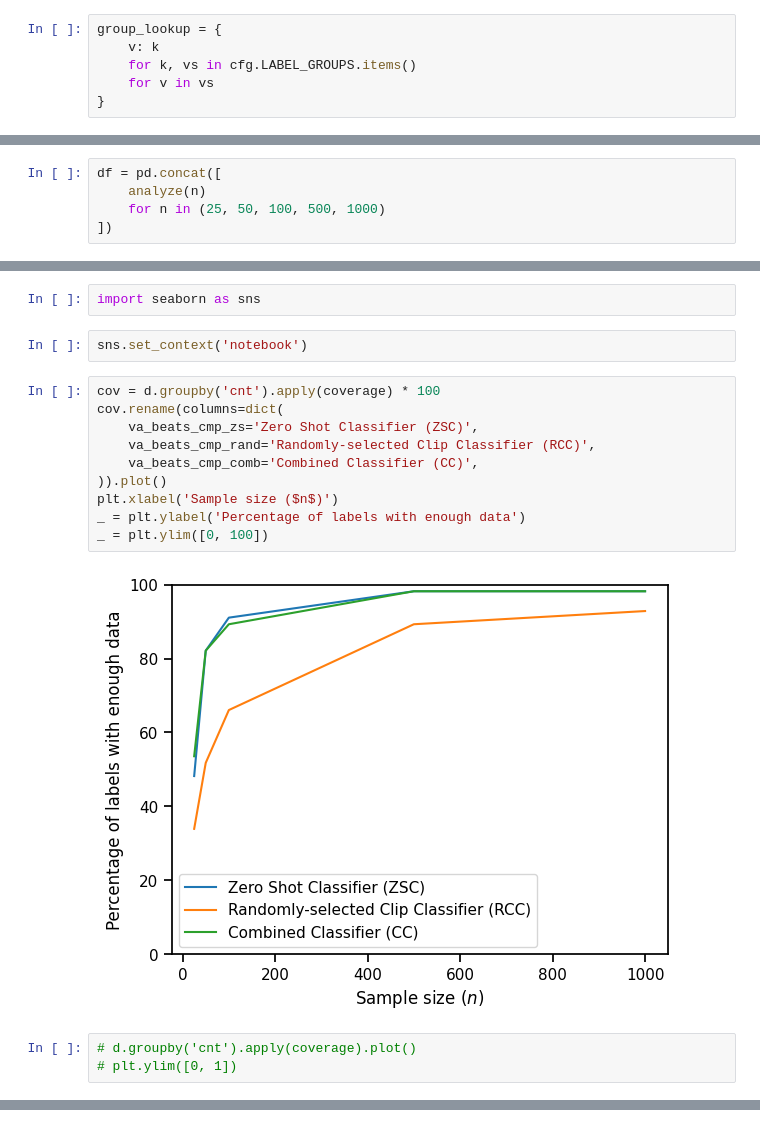
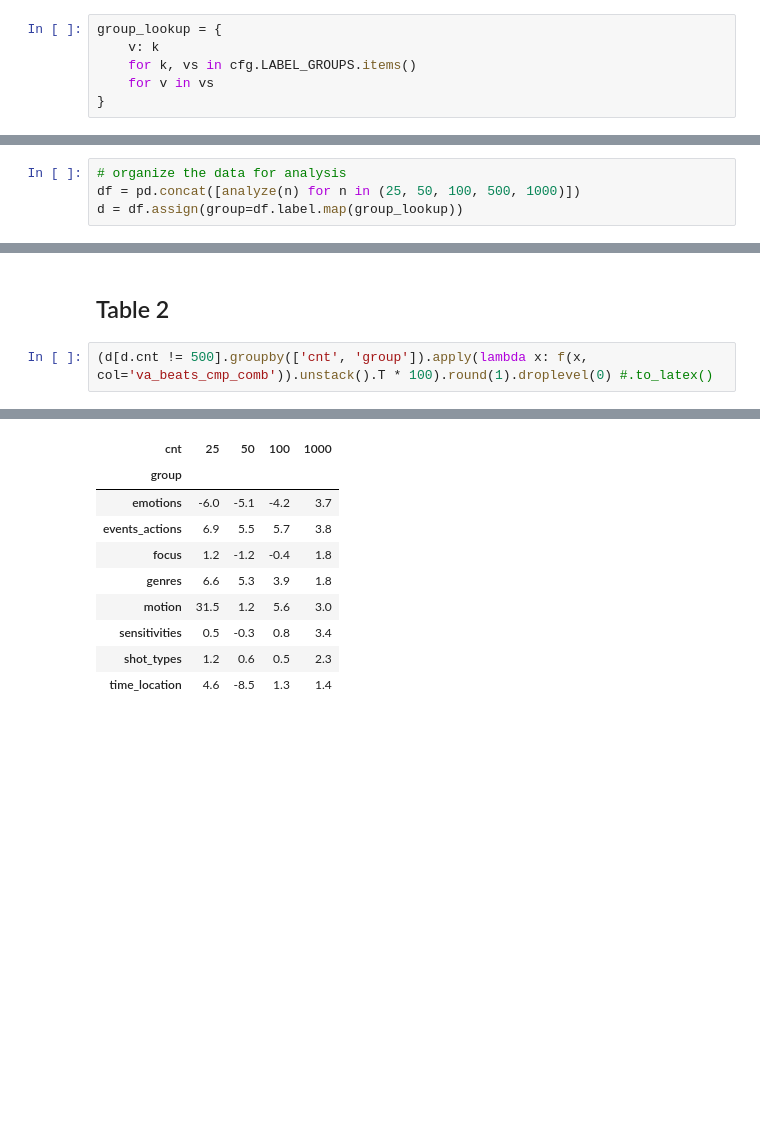
Before and after one commit to Netflix/videoannotator, a Jupyter notebook: exp1.ipynb, the cells around one changed output, grey strips where cells are left out. Drawn from its saved outputs; the diff is of its cells as text; blank space fills up the shorter version.

```diff
--- a/exp1.ipynb
+++ b/exp1.ipynb
@@ -116,5 +213,4 @@ def agg(df, sig):
 # %%
-df = pd.concat([
-    analyze(n)
-    for n in (25, 50, 100, 500, 1000)
-])
+# organize the data for analysis
+df = pd.concat([analyze(n) for n in (25, 50, 100, 500, 1000)])
+d = df.assign(group=df.label.map(group_lookup))
@@ -330,19 +272,5 @@ dtype: int64
-# %%
-import seaborn as sns
-# %%
-sns.set_context('notebook')
-# %%
-cov = d.groupby('cnt').apply(coverage) * 100
-cov.rename(columns=dict(
-    va_beats_cmp_zs='Zero Shot Classifier (ZSC)',
-    va_beats_cmp_rand='Randomly-selected Clip Classifier (RCC)',
-    va_beats_cmp_comb='Combined Classifier (CC)',
-)).plot()
-plt.xlabel('Sample size ($n$)')
-_ = plt.ylabel('Percentage of labels with enough data')
-_ = plt.ylim([0, 100])
-# %% [output]
-[figure, removed]
-# %%
-# d.groupby('cnt').apply(coverage).plot()
-# plt.ylim([0, 1])
+# %% [markdown]
+## Table 2
+# %%
+(d[d.cnt != 500].groupby(['cnt', 'group']).apply(lambda x: f(x, col='va_beats_cmp_comb')).unstack().T * 100).round(1).droplevel(0) #.to_latex()
+# %% [output]
@@ -349 +279,11 @@ _ = plt.ylim([0, 100])
+| cnt | 25 | 50 | 100 | 1000 |
+| group |  |  |  |  |
+| emotions | -6.0 | -5.1 | -4.2 | 3.7 |
+| events_actions | 6.9 | 5.5 | 5.7 | 3.8 |
+| focus | 1.2 | -1.2 | -0.4 | 1.8 |
+| genres | 6.6 | 5.3 | 3.9 | 1.8 |
+| motion | 31.5 | 1.2 | 5.6 | 3.0 |
+| sensitivities | 0.5 | -0.3 | 0.8 | 3.4 |
+| shot_types | 1.2 | 0.6 | 0.5 | 2.3 |
+| time_location | 4.6 | -8.5 | 1.3 | 1.4 |
 # %%
```
Also changed, not shown: parts of 52 cells of this notebook.
